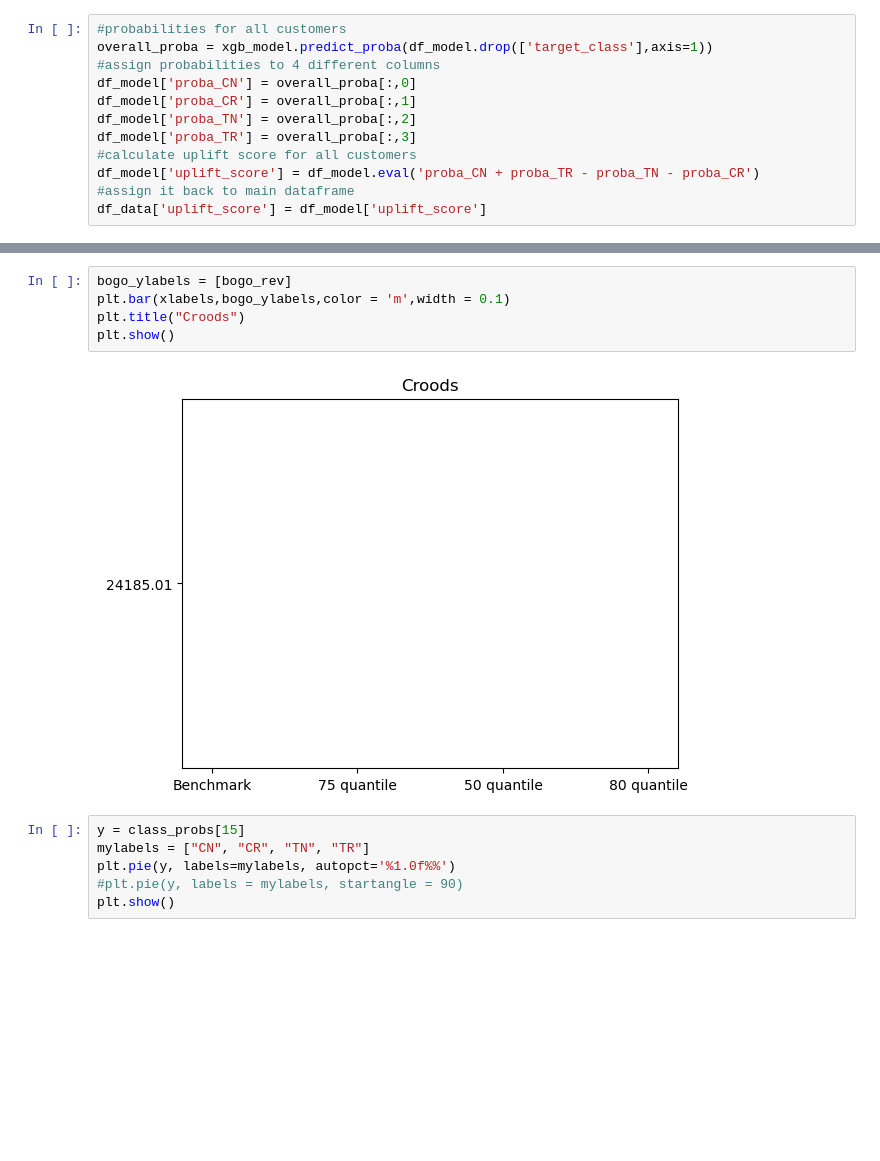
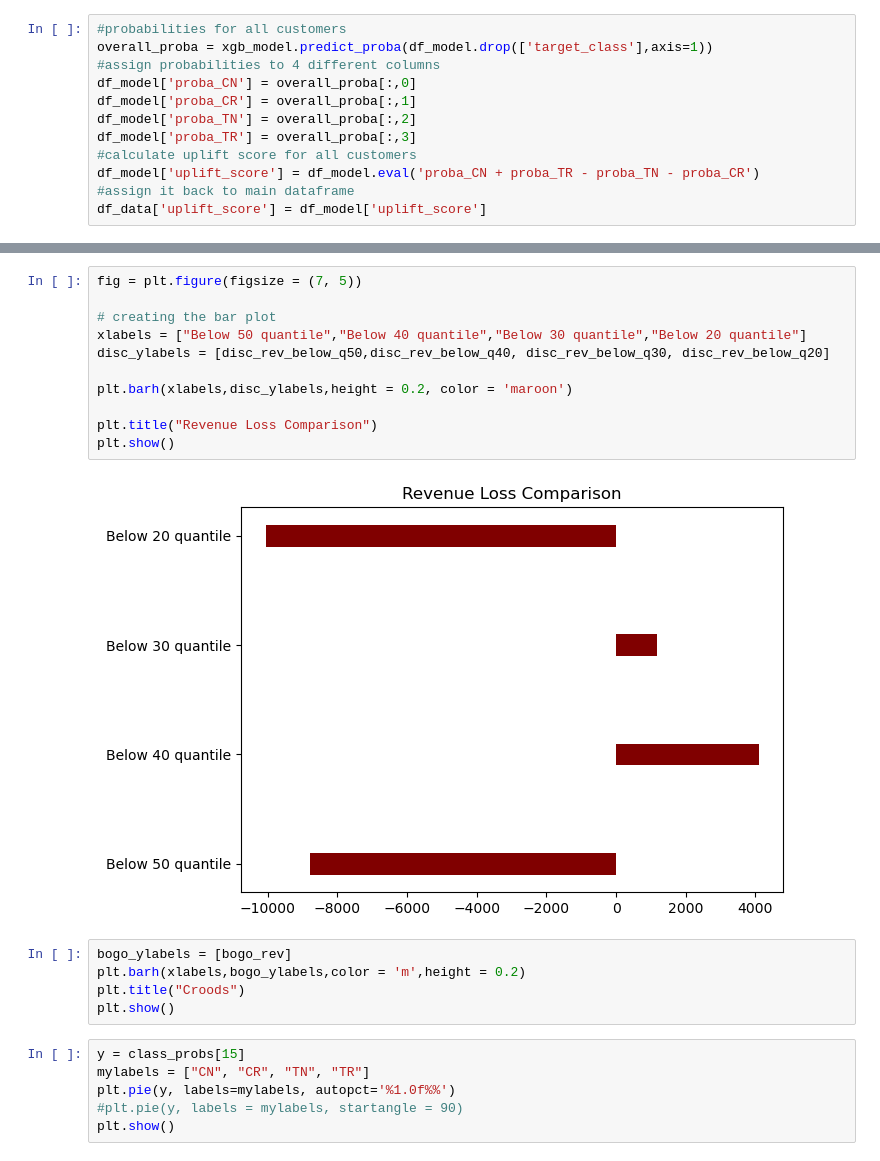
Before and after one commit to StatShibe/UpliftModelling_FOML_Project, a Jupyter notebook: upliftModelling_MLProject_WithGraphImplementationV1.0.ipynb, the cells around one changed output, grey strips where cells are left out. Cells and saved outputs as stored; diff of their text form; blank space fills up the shorter version.

```diff
--- a/upliftModelling_MLProject_WithGraphImplementationV1.0.ipynb
+++ b/upliftModelling_MLProject_WithGraphImplementationV1.0.ipynb
@@ -280,10 +366,21 @@ plt.show()
+# %%
+fig = plt.figure(figsize = (7, 5))
+
+# creating the bar plot
+xlabels = ["Below 50 quantile","Below 40 quantile","Below 30 quantile","Below 20 quantile"]
+disc_ylabels = [disc_rev_below_q50,disc_rev_below_q40, disc_rev_below_q30, disc_rev_below_q20]
+
+plt.barh(xlabels,disc_ylabels,height = 0.2, color = 'maroon')
+
+plt.title("Revenue Loss Comparison")
+plt.show()
+# %% [output]
+[figure, added]
 # %%
 bogo_ylabels = [bogo_rev]
-plt.bar(xlabels,bogo_ylabels,color = 'm',width = 0.1)
+plt.barh(xlabels,bogo_ylabels,color = 'm',height = 0.2)
 plt.title("Croods")
 plt.show()
-# %% [output]
-[figure, removed]
 # %%
 y = class_probs[15]
 mylabels = ["CN", "CR", "TN", "TR"]
```
Also changed, not shown: parts of 14 cells of this notebook.
